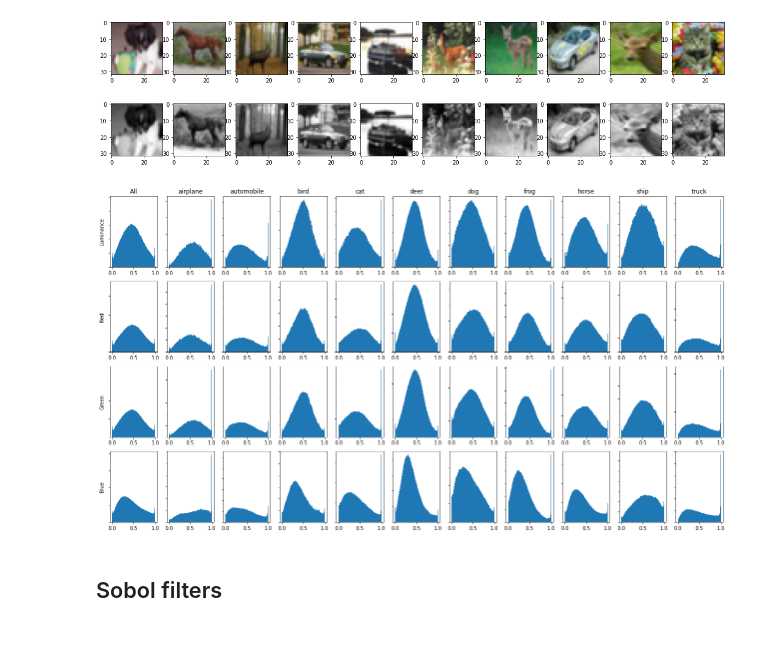
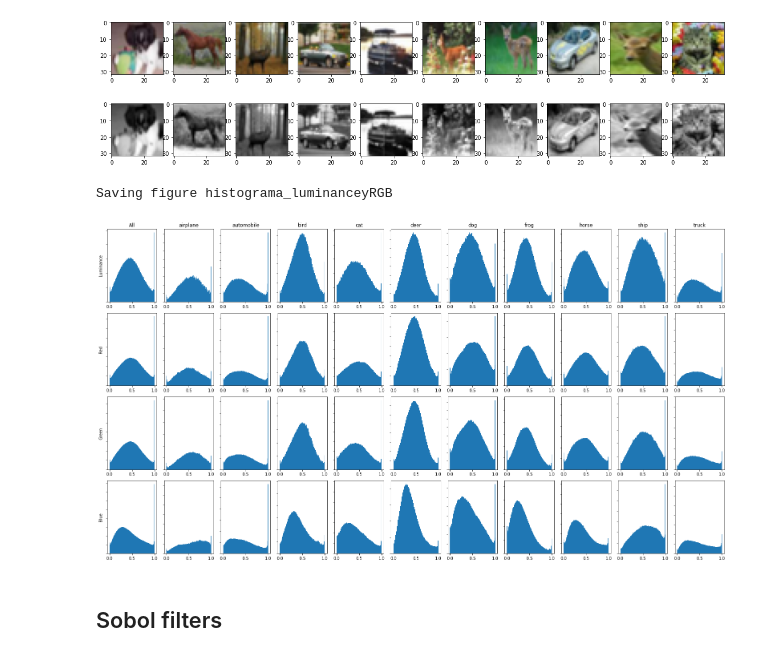
Before and after one commit to MiguelTaibo/MLLB-DL-Project, a Jupyter notebook: 2_data_description.ipynb, the cells around one changed output. Saved outputs shown, nothing was run; the diff lists cells and outputs as text; code cells hidden in the pictures.

```diff
--- a/2_data_description.ipynb
+++ b/2_data_description.ipynb
@@ -196,35 +197,36 @@ axs[0,0].set_ylabel('Luminance')
 axs[1,0].hist(train_images[:,:,:,0].flatten(), 255)
 axs[1,0].set_yticklabels([])
 axs[1,0].set_ylabel('Red')
 
 axs[2,0].hist(train_images[:,:,:,1].flatten(), 255)
 axs[2,0].set_yticklabels([])
 axs[2,0].set_ylabel('Green')
 
 axs[3,0].hist(train_images[:,:,:,2].flatten(), 255)
 axs[3,0].set_yticklabels([])
 axs[3,0].set_ylabel('Blue')
 
 
 for i,c in enumerate(classes):
     luminance_class_images = luminance_images[np.where(train_labels==i)[0]]
     axs[0,i+1].hist(luminance_class_images.flatten(), 255)
     axs[0,i+1].set_yticklabels([])
     axs[0,i+1].set_title(c)
 
     class_images = train_images[np.where(train_labels==i)[0]]
     axs[1,i+1].hist(class_images[:,:,:,0].flatten(), 255)
     axs[1,i+1].set_yticklabels([])
     axs[2,i+1].hist(class_images[:,:,:,1].flatten(), 255)
     axs[2,i+1].set_yticklabels([])
     axs[3,i+1].hist(class_images[:,:,:,2].flatten(), 255)
     axs[3,i+1].set_yticklabels([])
 
 
 
-plt.show()
+save_fig("histograma_luminanceyRGB")
 # %% [output]
+Saving figure histograma_luminanceyRGB
-[figure, old version]
+[figure, new version]
 # %% [markdown]
 ## Sobol filters
 # %%
```
Also changed, not shown: parts of 2 cells of this notebook, 50 other files.
